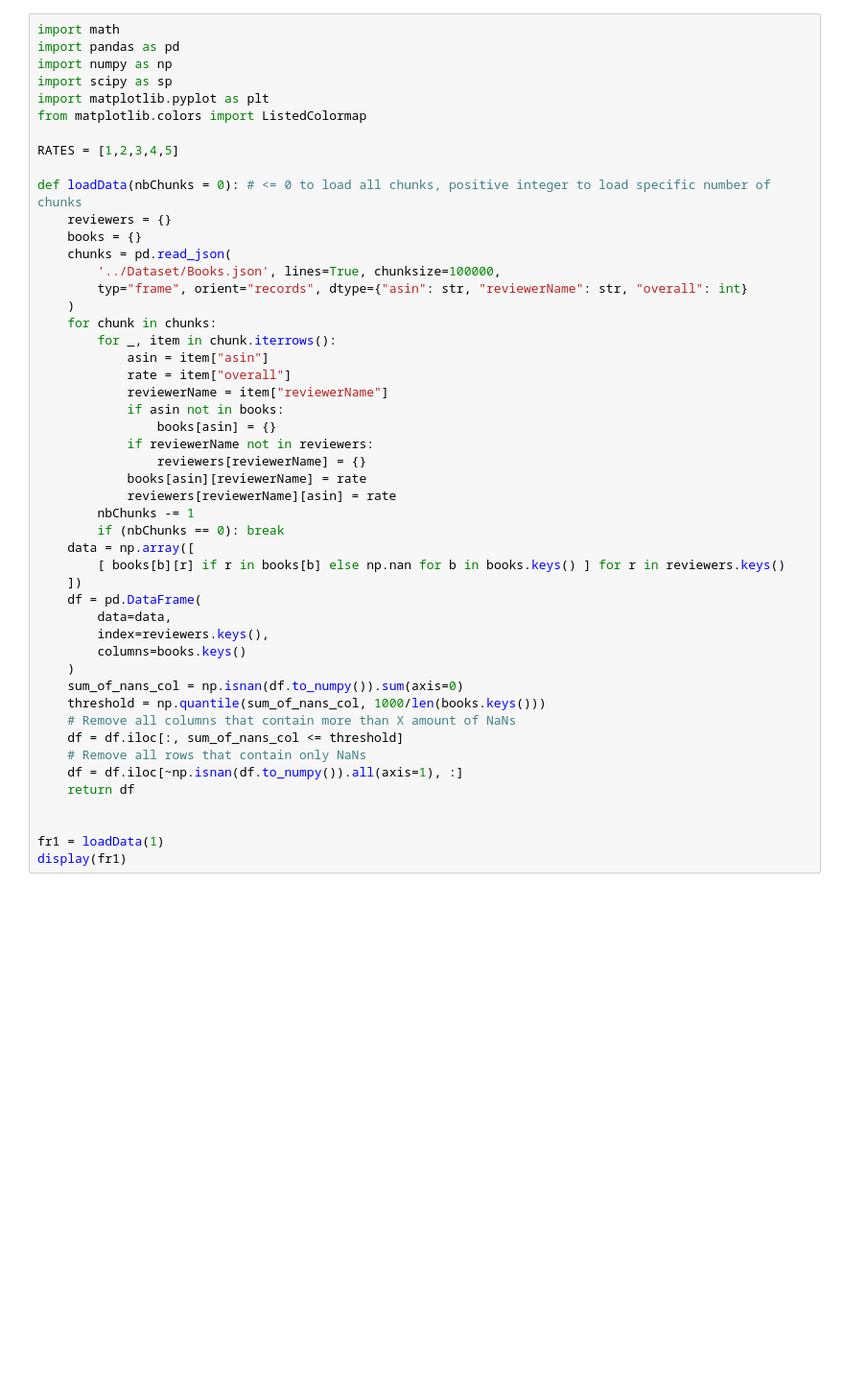
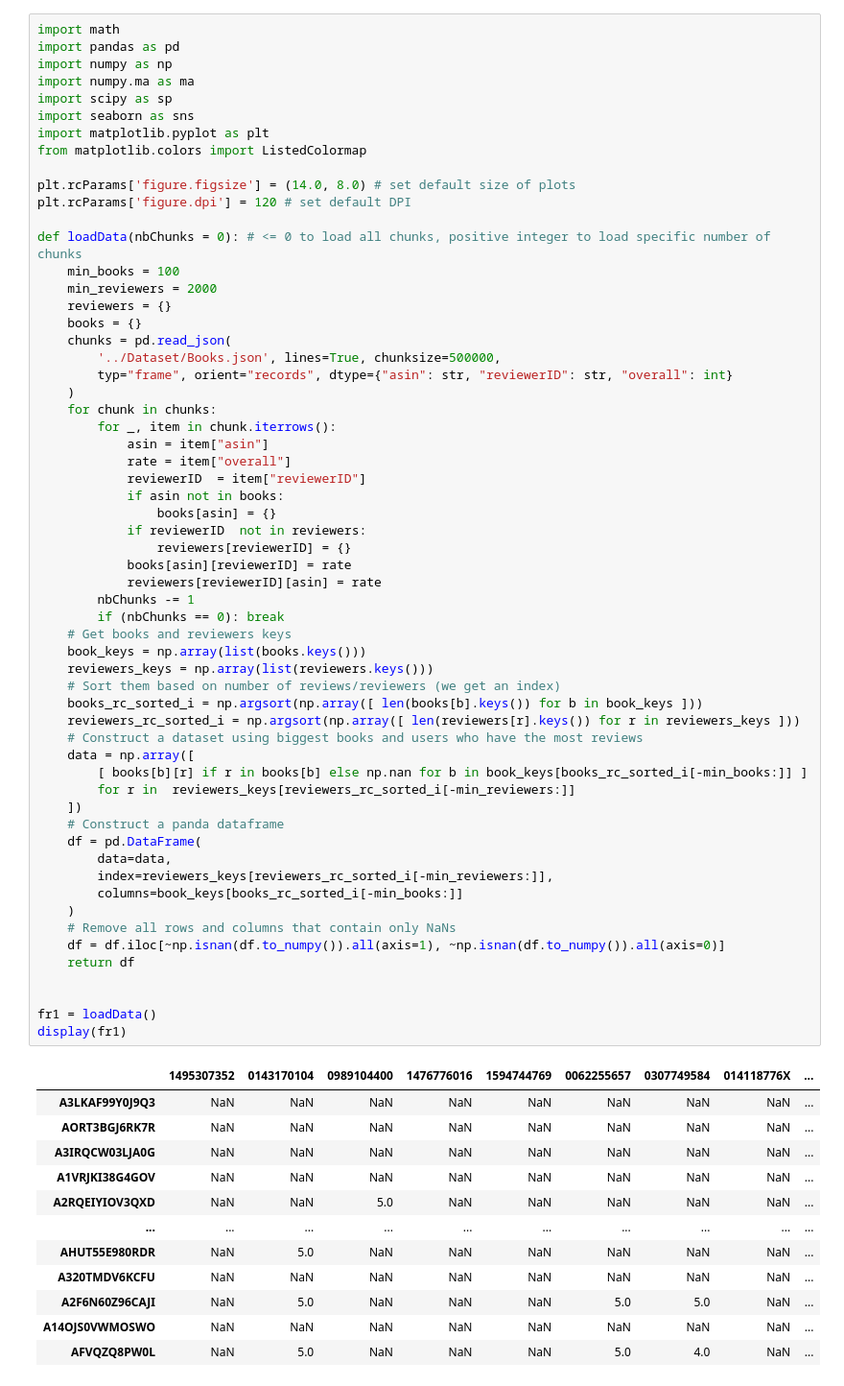
Before and after one commit to darhal/IFT799-DataScience, a Jupyter notebook: Lab4/tp4.ipynb, the cells around one changed output. Shown at 96% size. Cells and saved outputs as stored; diff of their text form; blank space fills up the shorter version.

```diff
--- a/Lab4/tp4.ipynb
+++ b/Lab4/tp4.ipynb
@@ -2,48 +2,71 @@
 import math
 import pandas as pd
 import numpy as np
+import numpy.ma as ma
 import scipy as sp
+import seaborn as sns
 import matplotlib.pyplot as plt
 from matplotlib.colors import ListedColormap
 
-RATES = [1,2,3,4,5]
+plt.rcParams['figure.figsize'] = (14.0, 8.0) # set default size of plots
+plt.rcParams['figure.dpi'] = 120 # set default DPI
 
 def loadData(nbChunks = 0): # <= 0 to load all chunks, positive integer to load specific number of chunks
+    min_books = 100
+    min_reviewers = 2000
     reviewers = {}
     books = {}
     chunks = pd.read_json(
-        '../Dataset/Books.json', lines=True, chunksize=100000,
-        typ="frame", orient="records", dtype={"asin": str, "reviewerName": str, "overall": int}
+        '../Dataset/Books.json', lines=True, chunksize=500000,
+        typ="frame", orient="records", dtype={"asin": str, "reviewerID": str, "overall": int}
     )
     for chunk in chunks:
         for _, item in chunk.iterrows():
             asin = item["asin"]
             rate = item["overall"]
-            reviewerName = item["reviewerName"]
+            reviewerID  = item["reviewerID"]
             if asin not in books:
                 books[asin] = {}
-            if reviewerName not in reviewers:
-                reviewers[reviewerName] = {}
-            books[asin][reviewerName] = rate
-            reviewers[reviewerName][asin] = rate
+            if reviewerID  not in reviewers:
+                reviewers[reviewerID] = {}
+            books[asin][reviewerID] = rate
+            reviewers[reviewerID][asin] = rate
         nbChunks -= 1
         if (nbChunks == 0): break
+    # Get books and reviewers keys
+    book_keys = np.array(list(books.keys()))
+    reviewers_keys = np.array(list(reviewers.keys()))
+    # Sort them based on number of reviews/reviewers (we get an index)
+    books_rc_sorted_i = np.argsort(np.array([ len(books[b].keys()) for b in book_keys ]))
+    reviewers_rc_sorted_i = np.argsort(np.array([ len(reviewers[r].keys()) for r in reviewers_keys ]))
+    # Construct a dataset using biggest books and users who have the most reviews
     data = np.array([
-        [ books[b][r] if r in books[b] else np.nan for b in books.keys() ] for r in reviewers.keys()
+        [ books[b][r] if r in books[b] else np.nan for b in book_keys[books_rc_sorted_i[-min_books:]] ]
+        for r in  reviewers_keys[reviewers_rc_sorted_i[-min_reviewers:]]
     ])
+    # Construct a panda dataframe
     df = pd.DataFrame(
         data=data,
-        index=reviewers.keys(),
-        columns=books.keys()
+        index=reviewers_keys[reviewers_rc_sorted_i[-min_reviewers:]],
+        columns=book_keys[books_rc_sorted_i[-min_books:]]
     )
-    sum_of_nans_col = np.isnan(df.to_numpy()).sum(axis=0)
-    threshold = np.quantile(sum_of_nans_col, 1000/len(books.keys()))
-    # Remove all columns that contain more than X amount of NaNs
-    df = df.iloc[:, sum_of_nans_col <= threshold]
-    # Remove all rows that contain only NaNs
-    df = df.iloc[~np.isnan(df.to_numpy()).all(axis=1), :]
+    # Remove all rows and columns that contain only NaNs
+    df = df.iloc[~np.isnan(df.to_numpy()).all(axis=1), ~np.isnan(df.to_numpy()).all(axis=0)]
     return df
 
 
-fr1 = loadData(1)
+fr1 = loadData()
 display(fr1)
+# %% [output]
+|  | 1495307352 | 0143170104 | 0989104400 | 1476776016 | 1594744769 | 0062255657 | 0307749584 | 014118776X | ... |
+| A3LKAF99Y0J9Q3 | NaN | NaN | NaN | NaN | NaN | NaN | NaN | NaN | ... |
+| AORT3BGJ6RK7R | NaN | NaN | NaN | NaN | NaN | NaN | NaN | NaN | ... |
+| A3IRQCW03LJA0G | NaN | NaN | NaN | NaN | NaN | NaN | NaN | NaN | ... |
+| A1VRJKI38G4GOV | NaN | NaN | NaN | NaN | NaN | NaN | NaN | NaN | ... |
+| A2RQEIYIOV3QXD | NaN | NaN | 5.0 | NaN | NaN | NaN | NaN | NaN | ... |
+| ... | ... | ... | ... | ... | ... | ... | ... | ... | ... |
+| AHUT55E980RDR | NaN | 5.0 | NaN | NaN | NaN | NaN | NaN | NaN | ... |
+| A320TMDV6KCFU | NaN | NaN | NaN | NaN | NaN | NaN | NaN | NaN | ... |
+| A2F6N60Z96CAJI | NaN | 5.0 | NaN | NaN | NaN | 5.0 | 5.0 | NaN | ... |
+| A14OJS0VWMOSWO | NaN | NaN | NaN | NaN | NaN | NaN | NaN | NaN | ... |
+| AFVQZQ8PW0L | NaN | 5.0 | NaN | NaN | NaN | 5.0 | 4.0 | NaN | ... |
```
Also changed, not shown: parts of 5 cells of this notebook.
